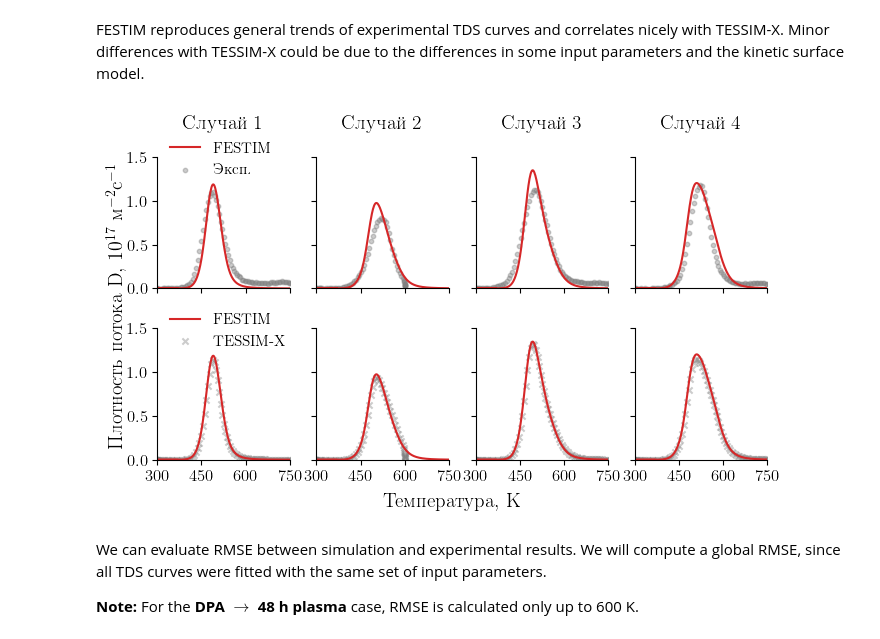
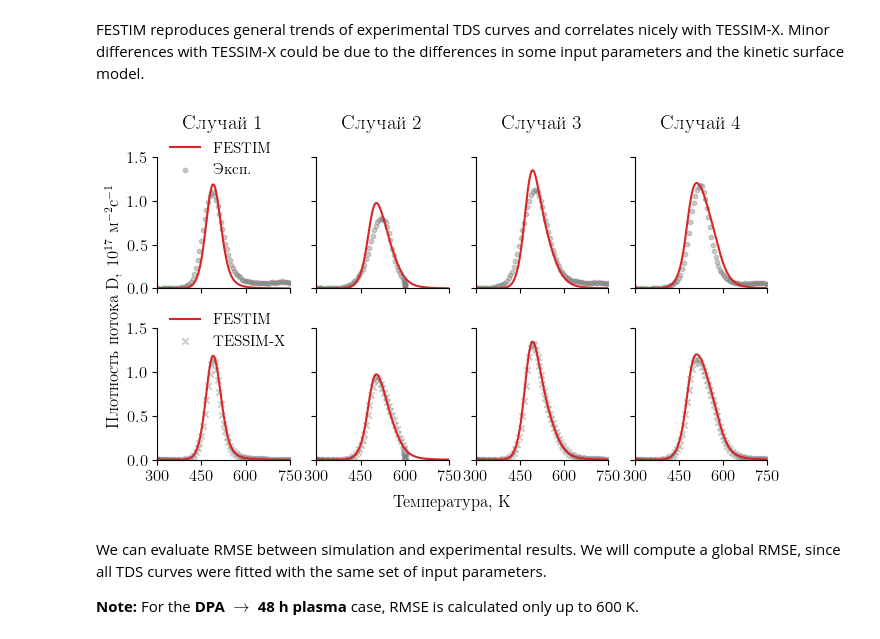
Before and after one commit to KulaginVladimir/PhD, a Jupyter notebook: Scripts/Chapter_2/D_EUROFER/D_EUROFER.ipynb, the cells around one changed output. Cells and saved outputs as stored; diff of their text form; code cells hidden in the pictures.

```diff
--- a/Scripts/Chapter_2/D_EUROFER/D_EUROFER.ipynb
+++ b/Scripts/Chapter_2/D_EUROFER/D_EUROFER.ipynb
@@ -487,36 +487,36 @@ for i, prms in enumerate(params):
         marker="x",
         s=20,
         alpha=0.4,
         color="grey",
     )
 
     axs[0][i].plot(T, FESTIM_flux / 1e17, lw=1.5, color="tab:red")
     axs[1][i].plot(T, FESTIM_flux / 1e17, lw=1.5, color="tab:red")
 
     axs[0][i].set_title(titles[i], y=1.15)
 
 
 axs[0][0].plot(0, 0, label="FESTIM", lw=1.5, color="tab:red")
 axs[0][0].scatter(0, 0, label="Эксп.", marker="o", s=10, alpha=0.4, color="grey")
 axs[0][0].legend(loc=(0.05, 0.8), fontsize=11)
 
 axs[1][0].plot(0, 0, label="FESTIM", lw=1.5, color="tab:red")
 axs[1][0].scatter(0, 0, label="TESSIM-X", marker="x", s=20, alpha=0.4, color="grey")
 axs[1][0].legend(loc=(0.05, 0.8), fontsize=11)
 
 
 axs[0][0].set_xlim(300, 750)
 axs[0][0].set_ylim(0, 1.5)
 axs[0][0].set_xticks([300, 450, 600, 750])
-fig.supxlabel("Температура, К", y=-0.02)
-fig.supylabel(r"Плотность потока D, $10^{17}$ м$^{-2}$с$^{-1}$", x=0.06)
+fig.supxlabel("Температура, К", y=-0.02, fontsize=12)
+fig.supylabel(r"Плотность потока D, $10^{17}$ м$^{-2}$с$^{-1}$", x=0.06, fontsize=12)
 
 fig.subplots_adjust(hspace=0.3)
 
 plt.savefig("../../../Thesis/images/val4.pdf", bbox_inches="tight", pad_inches=0.02)
 plt.show()
 # %% [output]
-[figure, old version]
+[figure, new version]
 # %% [markdown]
 We can evaluate RMSE between simulation and experimental results. We will compute a global RMSE, since all TDS curves were fitted with the same set of input parameters.
 
```
Also changed, not shown: parts of 1 cell of this notebook, 39 other files.
